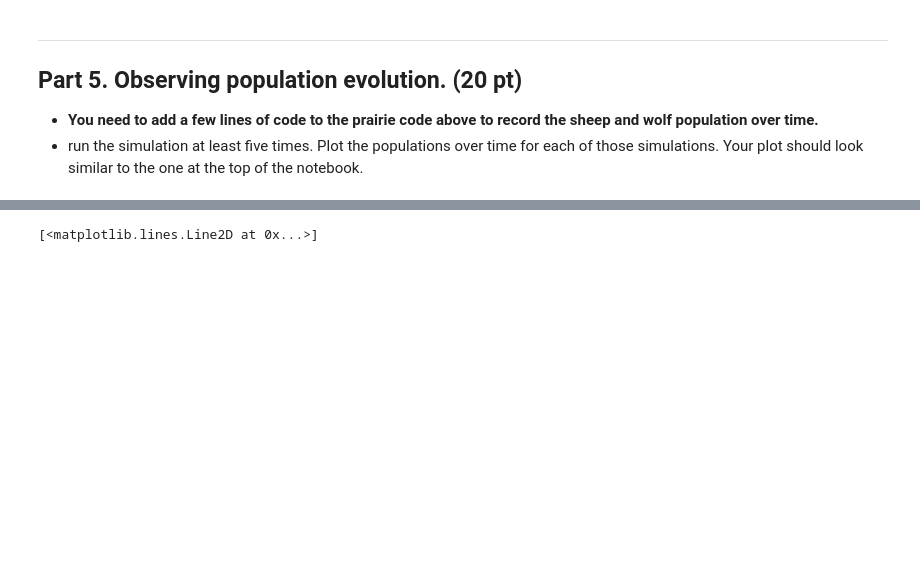
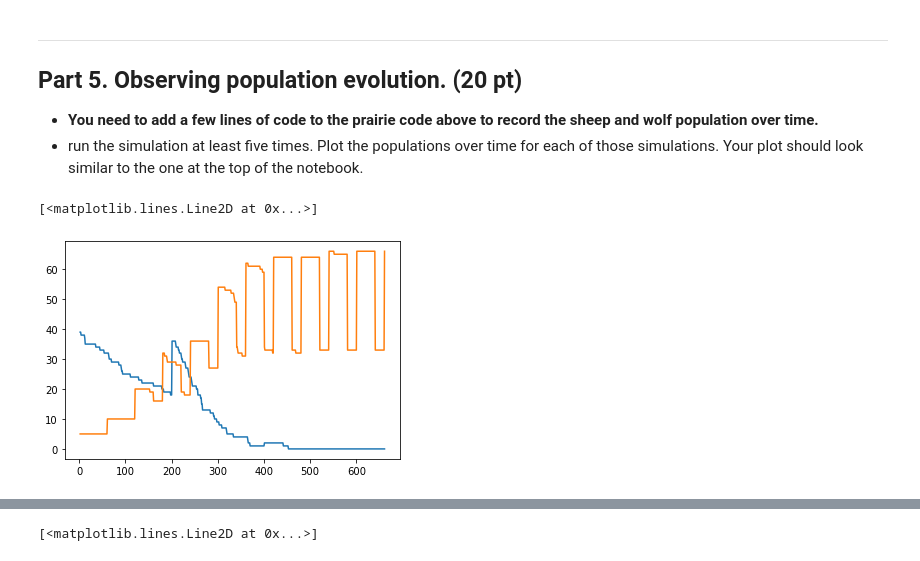
Before and after one commit to cedric-emmanuel/cmse202-s21-turnin, a Jupyter notebook: hw03/HW-03_OOP+ABM-STUDENT.ipynb, the cells around one changed output, grey strips where cells are left out. Saved outputs shown, nothing was run; the diff lists cells and outputs as text; code cells hidden in the pictures; blank space fills up the shorter version.

```diff
--- a/hw03/HW-03_OOP+ABM-STUDENT.ipynb
+++ b/hw03/HW-03_OOP+ABM-STUDENT.ipynb
@@ -775,3 +775,11 @@ Take a moment to save your notebook, commit the changes to your Git repository u
 
 - **You need to add a few lines of code to the prairie code above to record the sheep and wolf population over time.**
 - run the simulation at least five times. Plot the populations over time for each of those simulations. Your plot should look similar to the one at the top of the notebook.
+# %%
+#sh_bp=200
+#wf_bp=60
+plt.plot(t,sh_pop)
+plt.plot(t,wo_pop)
+# %% [output]
+[<matplotlib.lines.Line2D at 0x...>]
+[figure, added]
```
Also changed, not shown: parts of 13 cells of this notebook.
